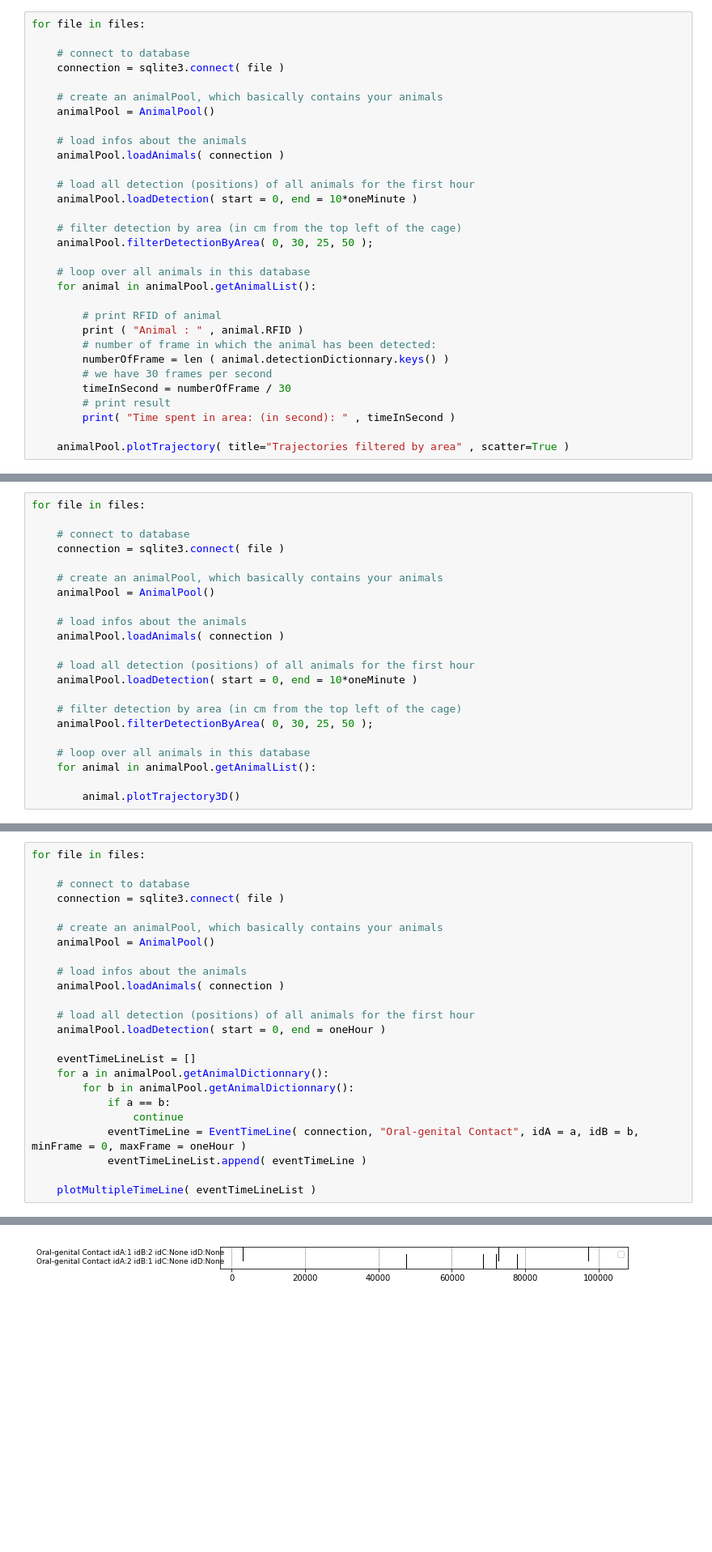
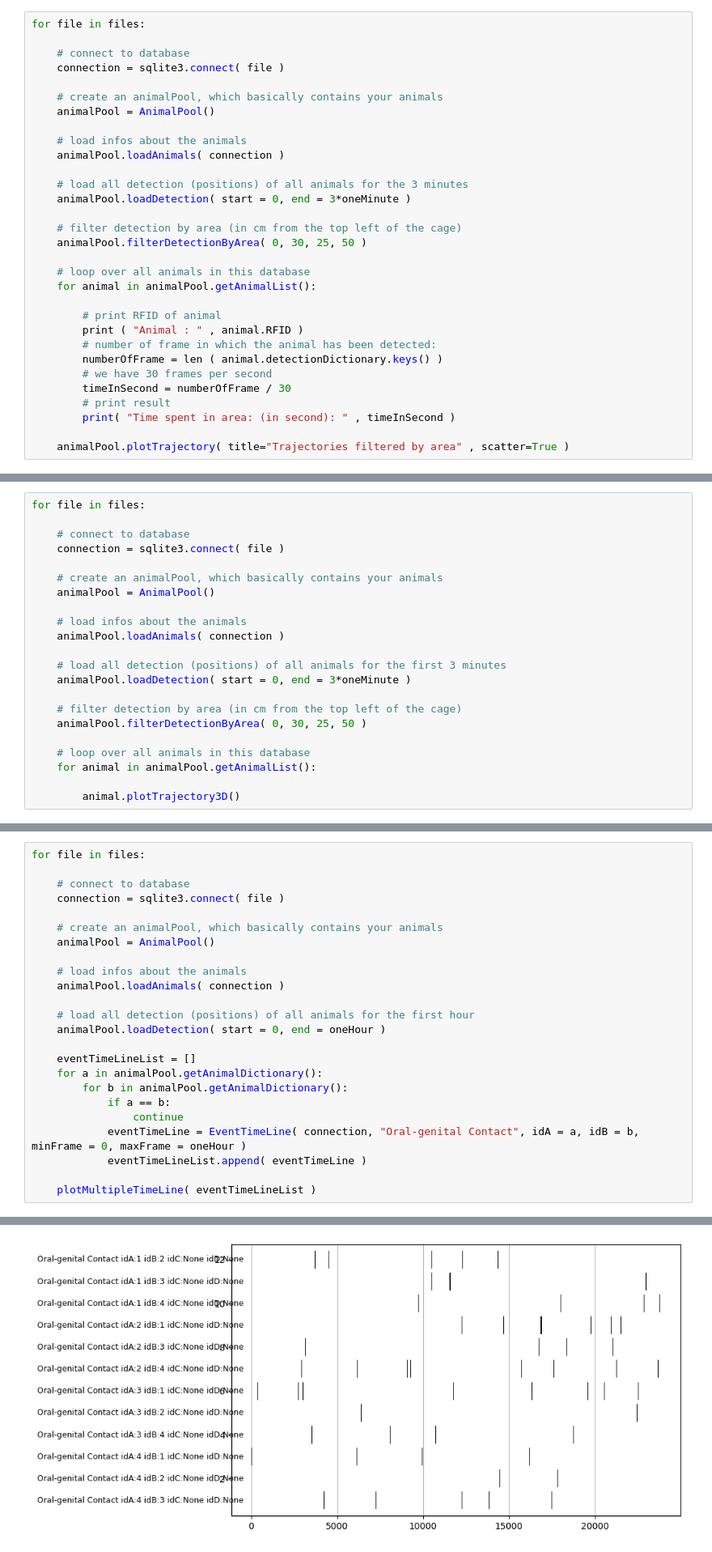
Before and after one commit to fdechaumont/lmt-analysis, a Jupyter notebook: LMT/examples/Examples with Jupyter.ipynb, the cells around one changed output, grey strips where cells are left out. Shown at 81% size. Cells and saved outputs as stored; diff of their text form; blank space fills up the shorter version.

```diff
--- a/LMT/examples/Examples with Jupyter.ipynb
+++ b/LMT/examples/Examples with Jupyter.ipynb
@@ -159,11 +156,11 @@ for file in files:
     # load infos about the animals
     animalPool.loadAnimals( connection )
 
-    # load all detection (positions) of all animals for the first hour
-    animalPool.loadDetection( start = 0, end = 10*oneMinute )
+    # load all detection (positions) of all animals for the 3 minutes
+    animalPool.loadDetection( start = 0, end = 3*oneMinute )
 
     # filter detection by area (in cm from the top left of the cage)
-    animalPool.filterDetectionByArea( 0, 30, 25, 50 );
+    animalPool.filterDetectionByArea( 0, 30, 25, 50 )
 
     # loop over all animals in this database
     for animal in animalPool.getAnimalList():
@@ -171,7 +168,7 @@ for file in files:
         # print RFID of animal
         print ( "Animal : " , animal.RFID )
         # number of frame in which the animal has been detected:
-        numberOfFrame = len ( animal.detectionDictionnary.keys() )
+        numberOfFrame = len ( animal.detectionDictionary.keys() )
         # we have 30 frames per second
         timeInSecond = numberOfFrame / 30
         # print result
@@ -211,11 +208,11 @@ for file in files:
     # load infos about the animals
     animalPool.loadAnimals( connection )
 
-    # load all detection (positions) of all animals for the first hour
-    animalPool.loadDetection( start = 0, end = 10*oneMinute )
+    # load all detection (positions) of all animals for the first 3 minutes
+    animalPool.loadDetection( start = 0, end = 3*oneMinute )
 
     # filter detection by area (in cm from the top left of the cage)
-    animalPool.filterDetectionByArea( 0, 30, 25, 50 );
+    animalPool.filterDetectionByArea( 0, 30, 25, 50 )
 
     # loop over all animals in this database
     for animal in animalPool.getAnimalList():
@@ -381,8 +385,8 @@ for file in files:
     animalPool.loadDetection( start = 0, end = oneHour )
 
     eventTimeLineList = []
-    for a in animalPool.getAnimalDictionnary():
-        for b in animalPool.getAnimalDictionnary():
+    for a in animalPool.getAnimalDictionary():
+        for b in animalPool.getAnimalDictionary():
             if a == b:
                 continue
             eventTimeLine = EventTimeLine( connection, "Oral-genital Contact", idA = a, idB = b, minFrame = 0, maxFrame = oneHour )
@@ -408,4 +414,4 @@ No handles with labels found to put in legend.
-[figure, old version]
+[figure, new version]
 # %% [markdown]
 ## Number and duration of events
 
```
Also changed, not shown: parts of 10 cells of this notebook.
